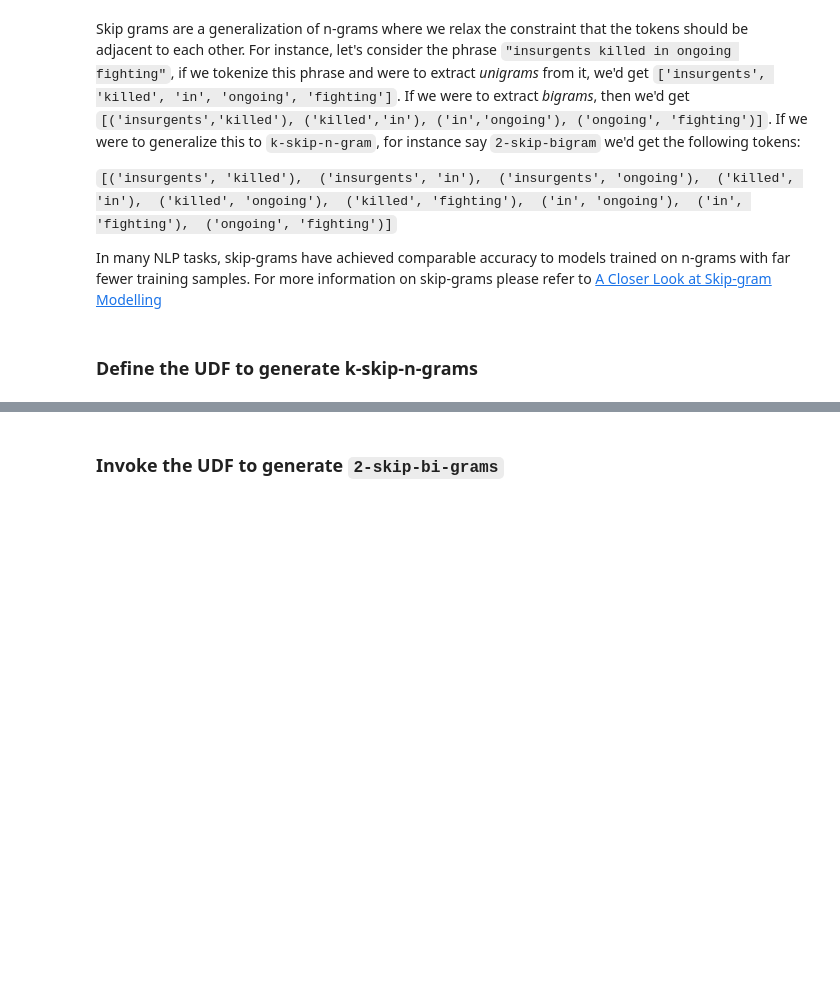
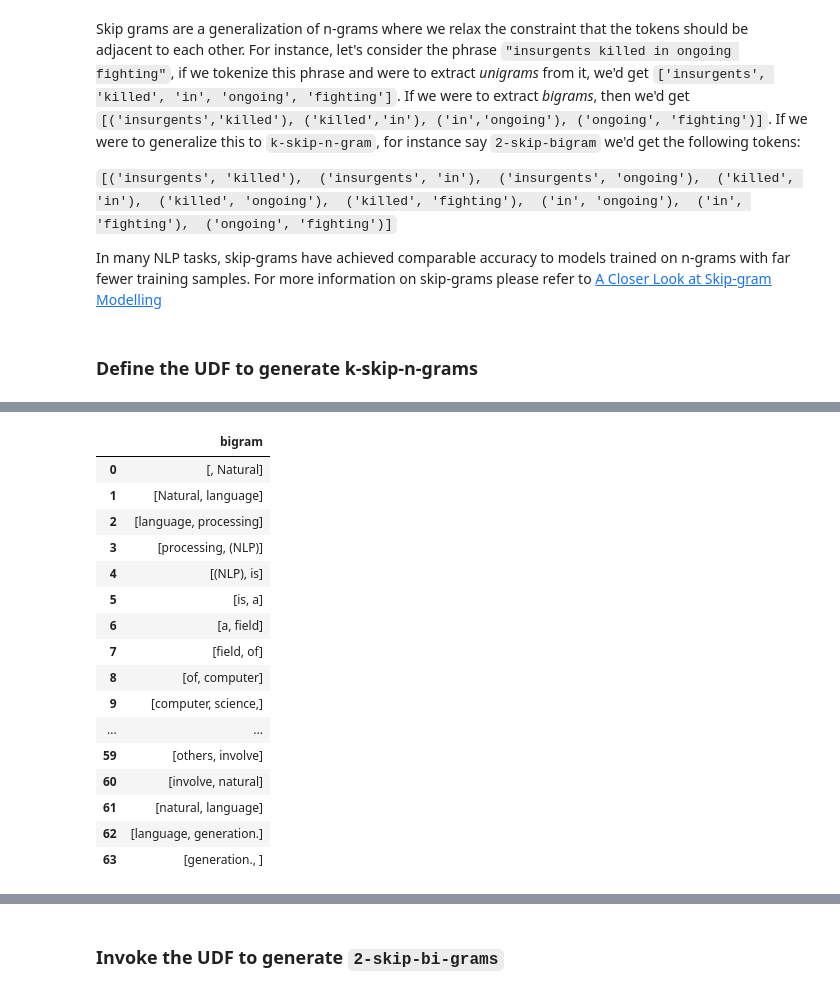
Before and after one commit to vatsan/text_analytics_on_mpp, a Jupyter notebook: notebooks/01_ngrams_skipgrams_stemming.ipynb, the cells around one changed output, grey strips where cells are left out. Saved outputs shown, nothing was run; the diff lists cells and outputs as text; code cells hidden in the pictures; blank space fills up the shorter version.

Commit message:
updating document sample used in ngram/skipgram generation

```diff
--- a/notebooks/01_ngrams_skipgrams_stemming.ipynb
+++ b/notebooks/01_ngrams_skipgrams_stemming.ipynb
@@ -733,0 +687,43 @@ conn.commit()
+# %%
+sql = """
+    select
+        YOUR_SCHEMA.generate_k_skip_n_grams(
+            tokens,
+            0, --no. of skips (k)
+            2  --n-gram (n=2 => bigram, n=3 => trigram etc.)
+        ) as bigram
+    from
+    (
+        select
+            regexp_split_to_array(
+                $$
+                Natural language processing (NLP) is a field of computer science, artificial intelligence, and computational
+                linguistics concerned with the interactions between computers and human (natural) languages.
+                As such, NLP is related to the area of human–computer interaction. Many challenges in NLP involve
+                natural language understanding, that is, enabling computers to derive meaning from human or
+                natural language input, and others involve natural language generation.
+                $$,
+                E'\\\s+'
+            ) as tokens
+    )q;
+"""
+df = psql.read_sql(sql, conn)
+HTML(df.to_html())
+# %% [output]
+|  | bigram |
+| 0 | [, Natural] |
+| 1 | [Natural, language] |
+| 2 | [language, processing] |
+| 3 | [processing, (NLP)] |
+| 4 | [(NLP), is] |
+| 5 | [is, a] |
+| 6 | [a, field] |
+| 7 | [field, of] |
+| 8 | [of, computer] |
+| 9 | [computer, science,] |
+| ... | ... |
+| 59 | [others, involve] |
+| 60 | [involve, natural] |
+| 61 | [natural, language] |
+| 62 | [language, generation.] |
+| 63 | [generation., ] |
```
Also changed, not shown: parts of 9 cells of this notebook.
